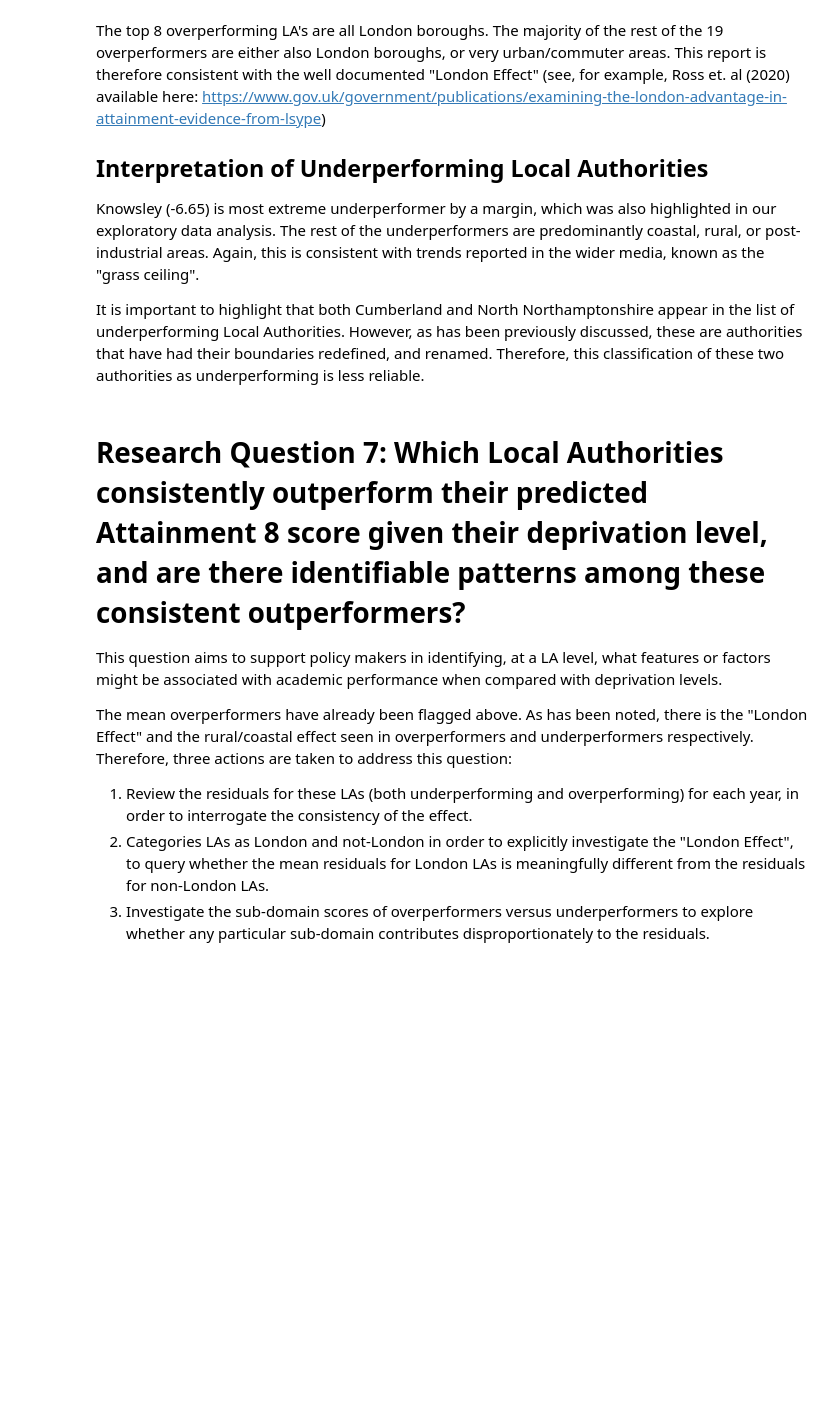
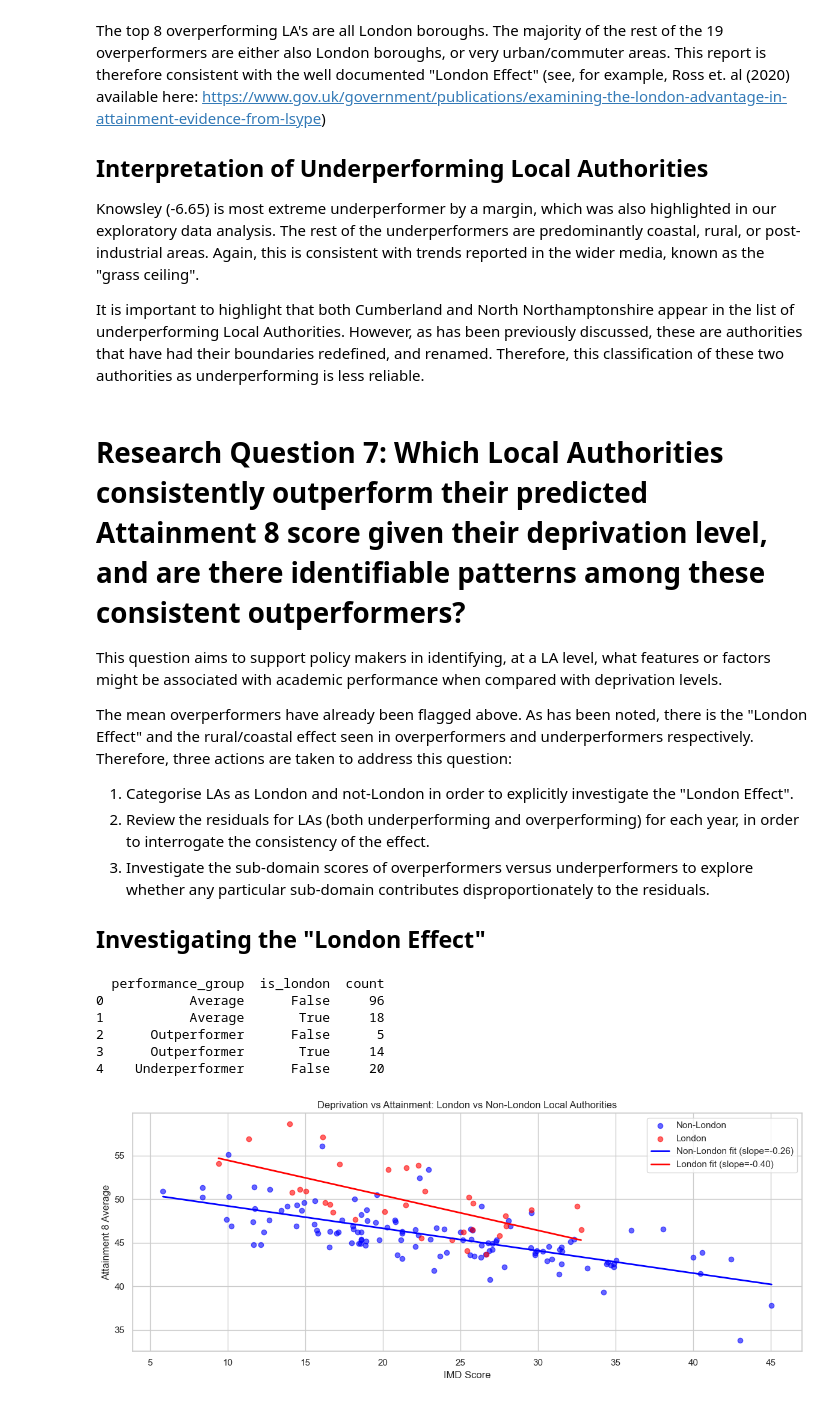
Before and after one commit to AislingLangston/CFG-DS-group-6-2026, a Jupyter notebook: RQ6.ipynb, the cells around one changed output. Drawn from its saved outputs; the diff is of its cells as text; code cells hidden in the pictures; blank space fills up the shorter version.

```diff
--- a/RQ6.ipynb
+++ b/RQ6.ipynb
@@ -316,6 +316,71 @@ This question aims to support policy makers in identifying, at a LA level, what
 
 The mean overperformers have already been flagged above. As has been noted, there is the "London Effect" and the rural/coastal effect seen in overperformers and underperformers respectively. Therefore, three actions are taken to address this question:
 
-1. Review the residuals for these LAs (both underperforming and overperforming) for each year, in order to interrogate the consistency of the effect.
-2. Categories LAs as London and not-London in order to explicitly investigate the "London Effect", to query whether the mean residuals for London LAs is meaningfully different from the residuals for non-London LAs.
+1. Categorise LAs as London and not-London in order to explicitly investigate the "London Effect".
+2. Review the residuals for LAs (both underperforming and overperforming) for each year, in order to interrogate the consistency of the effect.
 3. Investigate the sub-domain scores of overperformers versus underperformers to explore whether any particular sub-domain contributes disproportionately to the residuals.
+
+## Investigating the "London Effect"
+# %%
+london_boroughs = [
+    'Barking and Dagenham', 'Barnet', 'Bexley', 'Brent', 'Bromley',
+    'Camden', 'City of London', 'Croydon', 'Ealing', 'Enfield',
+    'Greenwich', 'Hackney', 'Hammersmith and Fulham', 'Haringey',
+    'Harrow', 'Havering', 'Hillingdon', 'Hounslow', 'Islington',
+    'Kensington and Chelsea', 'Kingston upon Thames', 'Lambeth',
+    'Lewisham', 'Merton', 'Newham', 'Redbridge', 'Richmond upon Thames',
+    'Southwark', 'Sutton', 'Tower Hamlets', 'Waltham Forest', 'Wandsworth',
+    'Westminster'
+]
+
+no_dup_residuals['is_london'] = no_dup_residuals['la_name'].isin(london_boroughs)
+
+london_summary = (
+    no_dup_residuals
+    .groupby(['performance_group', 'is_london'])
+    .size()
+    .reset_index(name='count')
+)
+
+print(london_summary)
+# %% [output]
+  performance_group  is_london  count
+0           Average      False     96
+1           Average       True     18
+2      Outperformer      False      5
+3      Outperformer       True     14
+4    Underperformer      False     20
+# %%
+london_data = no_dup_residuals[no_dup_residuals['is_london']]
+non_london_data = no_dup_residuals[~no_dup_residuals['is_london']]
+
+
+london_coeffs = np.polyfit(london_data['imd_score'], london_data['attainment8_average'], 1)
+non_london_coeffs = np.polyfit(non_london_data['imd_score'], non_london_data['attainment8_average'], 1)
+
+london_slope, london_intercept = london_coeffs
+non_london_slope, non_london_intercept = non_london_coeffs
+
+fig, ax = plt.subplots(figsize=(12, 5))
+
+ax.scatter(non_london_data['imd_score'], non_london_data['attainment8_average'],
+           color='blue', alpha=0.6, label='Non-London')
+ax.scatter(london_data['imd_score'], london_data['attainment8_average'],
+           color='red', alpha=0.6, label='London')
+
+x_non_london = np.linspace(non_london_data['imd_score'].min(), non_london_data['imd_score'].max(), 100)
+x_london = np.linspace(london_data['imd_score'].min(), london_data['imd_score'].max(), 100)
+
+ax.plot(x_non_london, non_london_intercept + non_london_slope * x_non_london,
+        color='blue', linewidth=2, label=f'Non-London fit (slope={non_london_slope:.2f})')
+ax.plot(x_london, london_intercept + london_slope * x_london,
+        color='red', linewidth=2, label=f'London fit (slope={london_slope:.2f})')
+
+ax.set_xlabel('IMD Score')
+ax.set_ylabel('Attainment 8 Average')
+ax.set_title('Deprivation vs Attainment: London vs Non-London Local Authorities')
+ax.legend()
+plt.tight_layout()
+plt.show()
+# %% [output]
+[figure, added]
```
Also changed, not shown: parts of 14 cells of this notebook.
